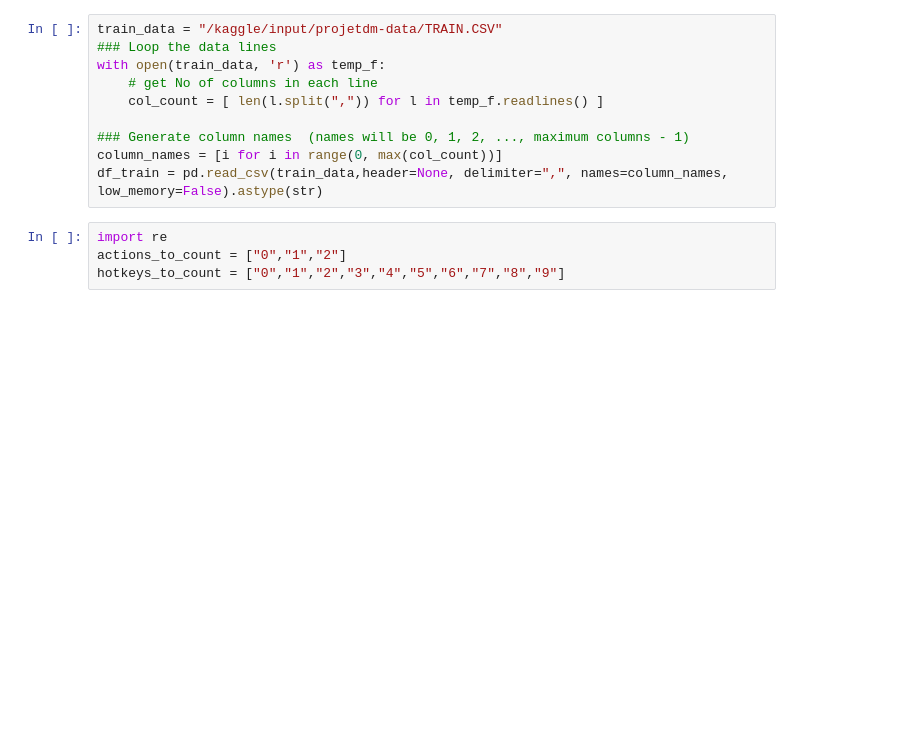
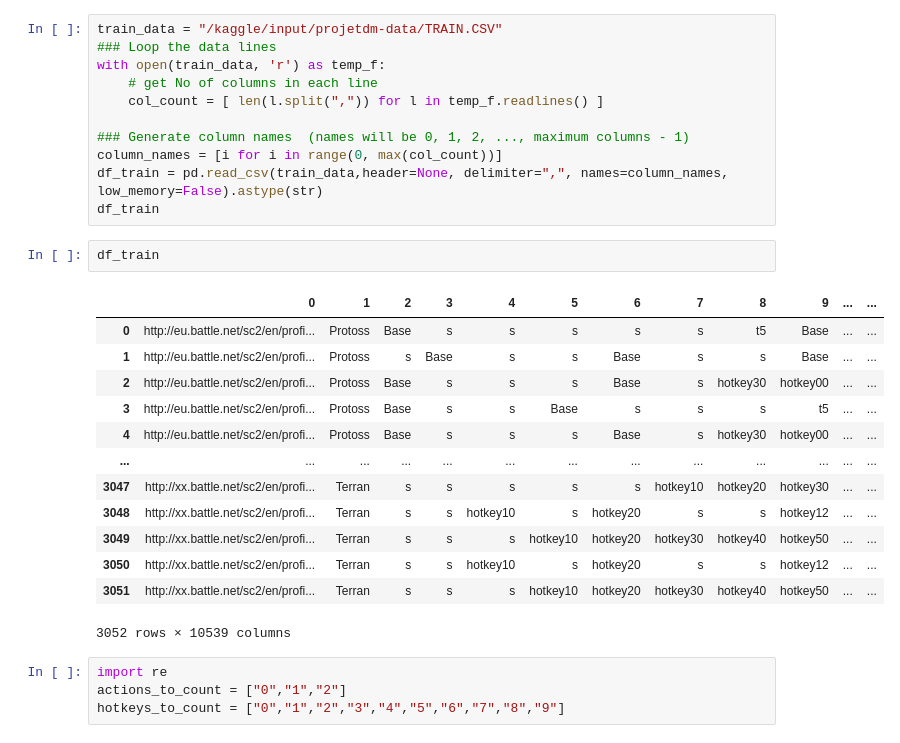
Before and after one commit to Danh-Lan/Data-Mining, a Jupyter notebook: ot2-project-dm.ipynb, the cells around one changed output. Drawn from its saved outputs; the diff is of its cells as text; blank space fills up the shorter version.

```diff
--- a/ot2-project-dm.ipynb
+++ b/ot2-project-dm.ipynb
@@ -26,6 +42,23 @@ with open(train_data, 'r') as temp_f:
 ### Generate column names  (names will be 0, 1, 2, ..., maximum columns - 1)
 column_names = [i for i in range(0, max(col_count))]
 df_train = pd.read_csv(train_data,header=None, delimiter=",", names=column_names, low_memory=False).astype(str)
+df_train
+# %%
+df_train
+# %% [output]
+|  | 0 | 1 | 2 | 3 | 4 | 5 | 6 | 7 | 8 | 9 | ... | ... |
+| 0 | http://eu.battle.net/sc2/en/profi... | Protoss | Base | s | s | s | s | s | t5 | Base | ... | ... |
+| 1 | http://eu.battle.net/sc2/en/profi... | Protoss | s | Base | s | s | Base | s | s | Base | ... | ... |
+| 2 | http://eu.battle.net/sc2/en/profi... | Protoss | Base | s | s | s | Base | s | hotkey30 | hotkey00 | ... | ... |
+| 3 | http://eu.battle.net/sc2/en/profi... | Protoss | Base | s | s | Base | s | s | s | t5 | ... | ... |
+| 4 | http://eu.battle.net/sc2/en/profi... | Protoss | Base | s | s | s | Base | s | hotkey30 | hotkey00 | ... | ... |
+| ... | ... | ... | ... | ... | ... | ... | ... | ... | ... | ... | ... | ... |
+| 3047 | http://xx.battle.net/sc2/en/profi... | Terran | s | s | s | s | s | hotkey10 | hotkey20 | hotkey30 | ... | ... |
+| 3048 | http://xx.battle.net/sc2/en/profi... | Terran | s | s | hotkey10 | s | hotkey20 | s | s | hotkey12 | ... | ... |
+| 3049 | http://xx.battle.net/sc2/en/profi... | Terran | s | s | s | hotkey10 | hotkey20 | hotkey30 | hotkey40 | hotkey50 | ... | ... |
+| 3050 | http://xx.battle.net/sc2/en/profi... | Terran | s | s | hotkey10 | s | hotkey20 | s | s | hotkey12 | ... | ... |
+| 3051 | http://xx.battle.net/sc2/en/profi... | Terran | s | s | s | hotkey10 | hotkey20 | hotkey30 | hotkey40 | hotkey50 | ... | ... |
+3052 rows × 10539 columns
 # %%
 import re
 actions_to_count = ["0","1","2"]
```
Also changed, not shown: parts of 16 cells of this notebook.
